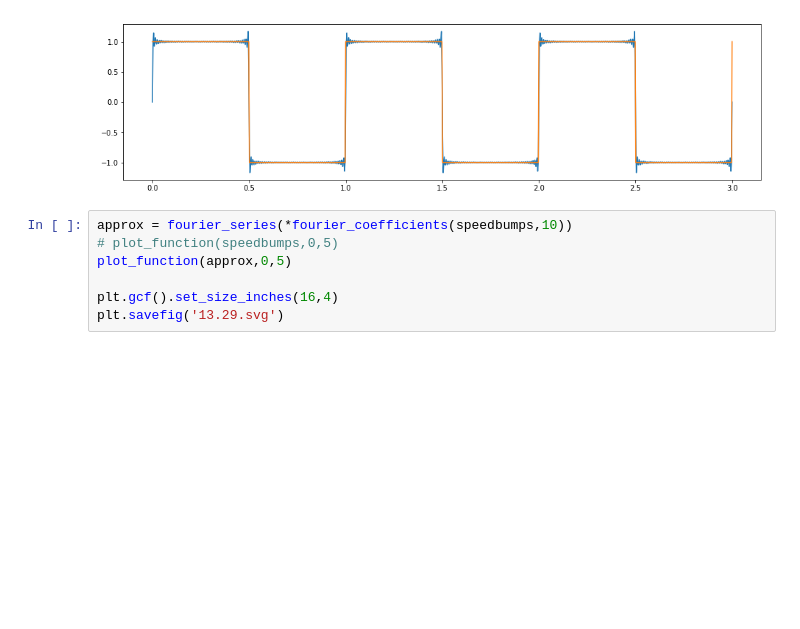
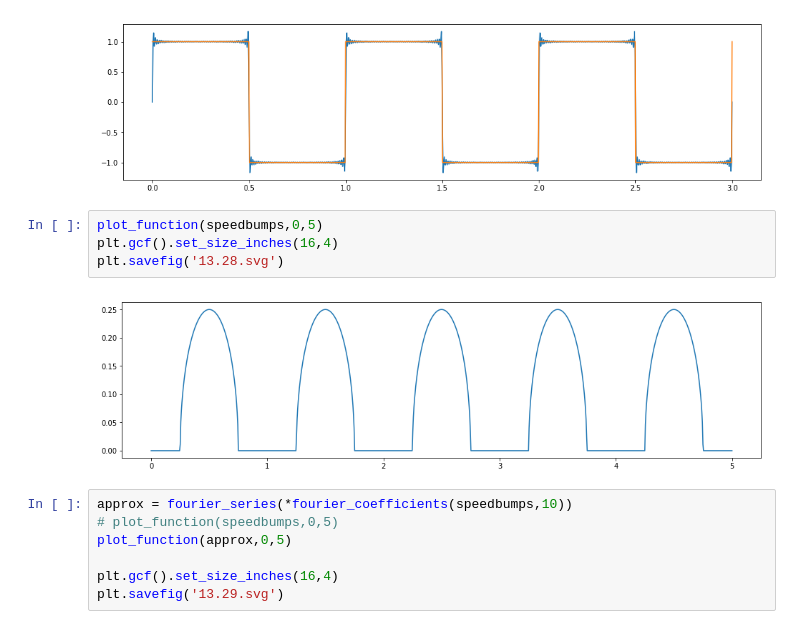
Before and after one commit to orlandpm/Math-for-Programmers, a Jupyter notebook: Chapter 13/figures/Make Figures.ipynb, the cells around one changed output. Drawn from its saved outputs; the diff is of its cells as text; blank space fills up the shorter version.

```diff
--- a/Chapter 13/figures/Make Figures.ipynb
+++ b/Chapter 13/figures/Make Figures.ipynb
@@ -496,6 +497,12 @@ plt.savefig('13.24.svg')
 # %% [output]
 50
 [figure]
+# %%
+plot_function(speedbumps,0,5)
+plt.gcf().set_size_inches(16,4)
+plt.savefig('13.28.svg')
+# %% [output]
+[figure, added]
 # %%
 approx = fourier_series(*fourier_coefficients(speedbumps,10))
 # plot_function(speedbumps,0,5)
```
Also changed, not shown: parts of 10 cells of this notebook, 30 other files.
